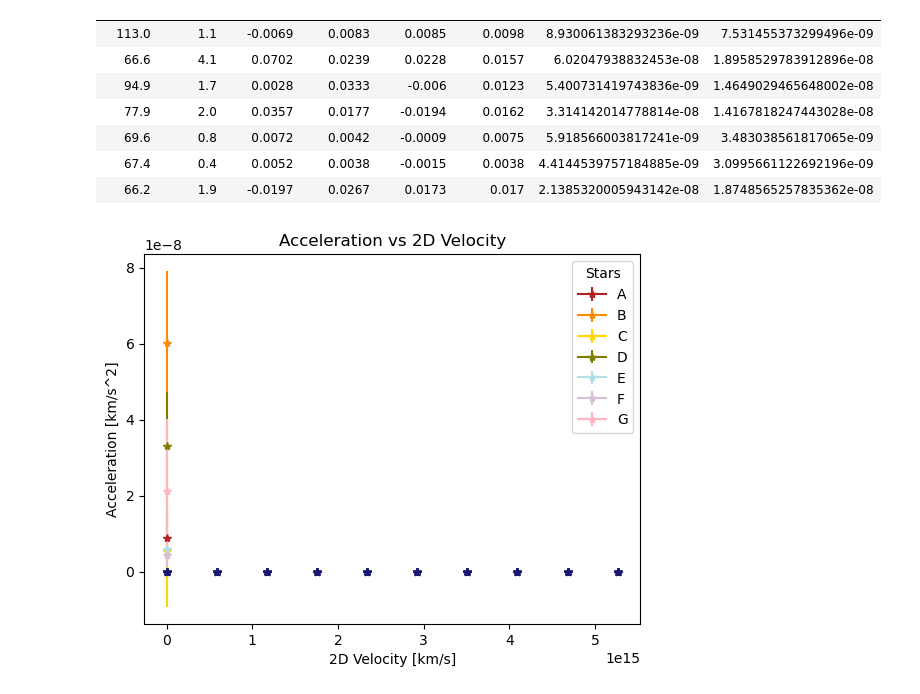
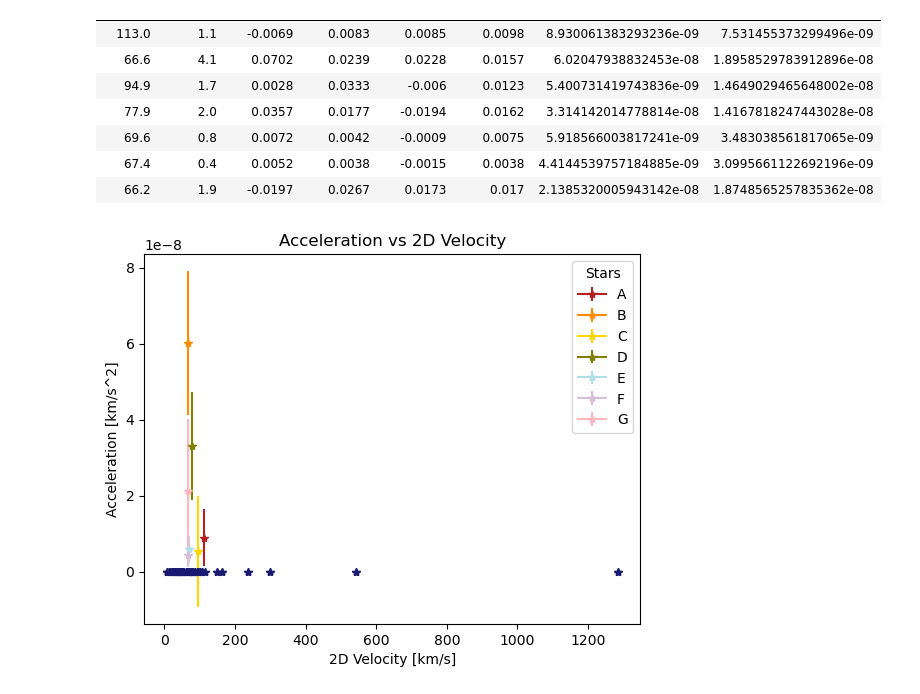
Before and after one commit to kenz7211/two_body, a Jupyter notebook: two_body.ipynb, the cells around one changed output. Drawn from its saved outputs; the diff is of its cells as text; code cells hidden in the pictures.

Commit message:
Fixed some unit errors

```diff
--- a/two_body.ipynb
+++ b/two_body.ipynb
@@ -227,11 +209,11 @@ per_sample = utils.circular_period(semi_major = utils.semi_major_sample, speed =
 # Binary orbit time intervals
 # No units in arguments
 # Arguments go as start, stop, number of intervals
-# Input time in seconds
-t = np.linspace(utils.tau, per_sample.value, utils.n_int) * 86400
+# gives time in seconds if tau = 0 and per_sample is in seconds
+t = np.linspace(utils.tau, per_sample.value, utils.n_int)
 
 # Initialize empty arrays
-# Calculate positions and velocities
+# Calculate positions and velocities using BinaryOrbit() in meters and meters per second
 r1 = np.zeros((len(utils.e), len(t), 3))
 r2 = np.zeros((len(utils.e), len(t), 3))
 v1 = np.zeros((len(utils.e), len(t), 3))
@@ -239,8 +221,16 @@ v2 = np.zeros((len(utils.e), len(t), 3))
 
 # Loop over each eccentricity and calculate position, velocity, radius, and the nodes of the orbit (Observer at -z)
 for k, e_val in enumerate(ecc_distribution):
-    # Calculate binary orbit for each value of eccentricity --- No units!
-    bo = pyasl.BinaryOrbit(m2m1 = utils.m2m1, mtot = utils.mtot, per = per_sample.value, e = e_val,
+    # Calculate binary orbit for each eccentricity and timestep --- units built-in!
+    # m2m1, = Mass ratio between secondary and primary component
+    # mtot, = Total mass of the system [solar masses]
+    # per, = Orbital period [d]
+    # e, optional = Orbital eccentricity (0-1).
+    # tau, optional = Time of periapsis passage [d].
+    # Omega, optional = Longitude of the ascending node [deg].
+    # w, optional = Argument of periapsis (primary orbit) [deg].
+    # i, optional = Orbit inclination [deg].
+    bo = pyasl.BinaryOrbit(m2m1 = utils.m2m1, mtot = utils.mtot, per = per_sample.value/86400, e = e_val,
                        tau = utils.tau, Omega = utils.Omega, w = utils.w, i = utils.i)
 
     for j, time in enumerate(t):
@@ -248,7 +238,7 @@ for k, e_val in enumerate(ecc_distribution):
         r1[k, j],r2[k, j] = bo.xyzPos(time)
         v1[k, j],v2[k, j]= bo.xyzVel(time)
 
-#Velocities in XY
+#Velocities in XY in meters per second
 v1_xy = np.linalg.norm(v1[:,:, :2], axis=2)
 v2_xy = np.linalg.norm(v2[:,:, :2], axis=2)
 
@@ -256,7 +246,7 @@ v2_xy = np.linalg.norm(v2[:,:, :2], axis=2)
 rd = np.sqrt(np.sum((r1-r2)**2, axis=2))
 
 # Calculate the xy acceleration of the secondary body in km/s^2
-a_xy_secondary = utils.xy_orbital_acceleration_secondary(rd=rd)
+a_xy_secondary = utils.xy_orbital_acceleration_secondary(rd=rd)/1e3 # Convert m/s^2 to km/s^2
 # %%
 # Convert seconds back to days if needed
 time_days = t / 86400
@@ -402,35 +392,35 @@ Table length=7
 Plot of Accelleration vs 2D Velocities of Omega Centauri Stars
 """
 # Plot acceleration [km/s^2] vs 2D velocities [km/s]
 plt.xlabel("2D Velocity [km/s]")
 plt.ylabel("Acceleration [km/s^2]")
 plt.title("Acceleration vs 2D Velocity")
 colours = ["firebrick", "darkorange", "gold", "olive", "powderblue", "thistle", "lightpink"]
 labels = ["A", "B", "C", "D", "E", "F", "G"]
 for i in range(len(colours)):
     plt.errorbar(
         x=v2D[i],
         y=a_total[i],
         yerr=a_total_err[i],
         xerr =v2D_err[i],
         marker="*",
         label=labels[i],
         color=colours[i],
     )
-plt.plot(t / 86400, a_xy_secondary, '*', color = "midnightblue")
+plt.plot(v2_xy/1e3, a_xy_secondary, '*', color = "midnightblue")
 plt.legend(title='Stars')
 
 
 # Generate timestamped named file
 plot_name = "Acceleration_vs_2D_Velocity "
 timestamp = datetime.now().strftime("%Y-%m-%d_%H-%M-%S")
 filename = rf"C:\Users\macke\OneDrive - Saint Marys University\Summer Research 2025\Plots\{plot_name}{timestamp}.png"
 
 # Save and show the plot
 # plt.savefig(filename)
 plt.show()
 # %% [output]
-[figure, old version]
+[figure, new version]
 # %%
 """
 Using some functions
```
Also changed, not shown: parts of 4 cells of this notebook, 2 other files.
